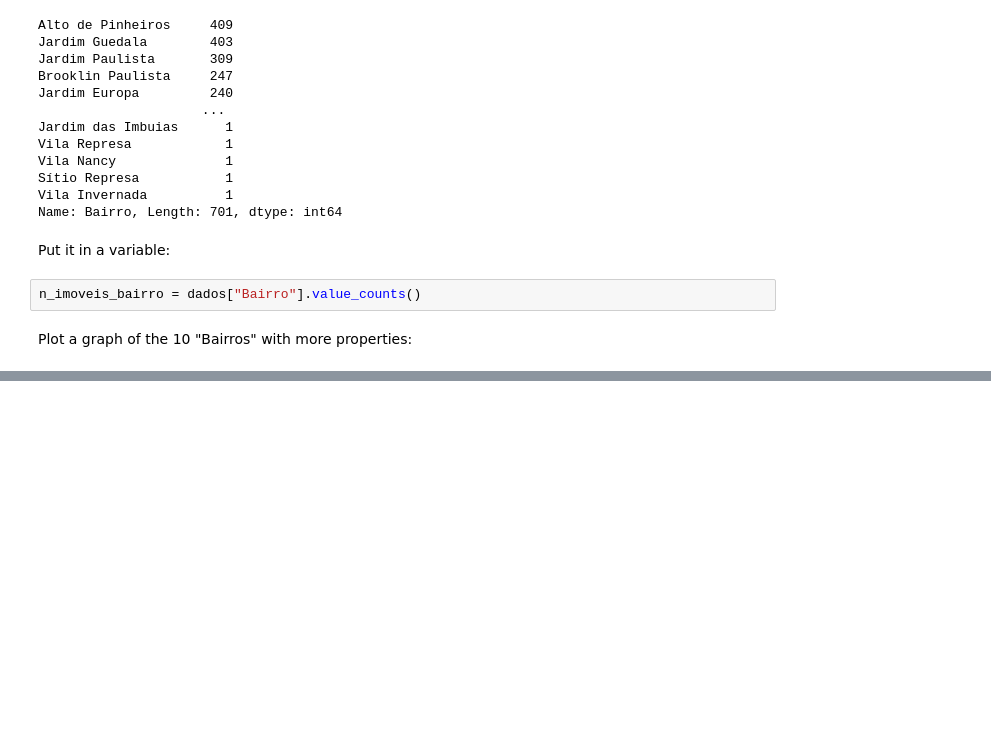
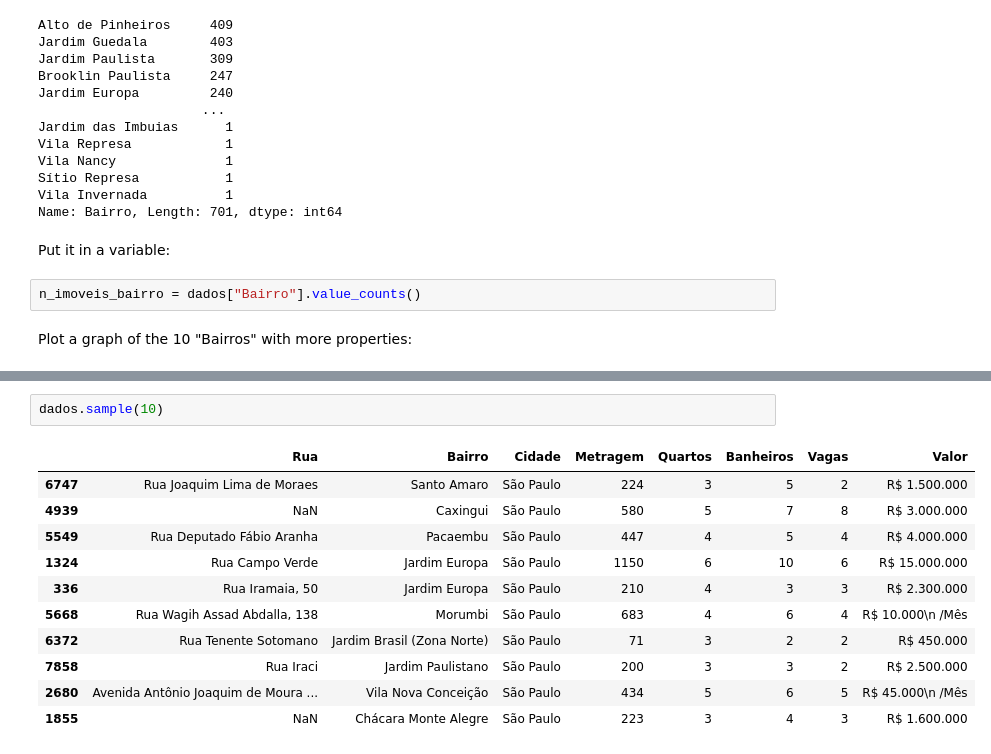
Before and after one commit to ricardobecheli/Imers-o-Dados-4-Alura-May-2022, a Jupyter notebook: data_immersion_4.ipynb, the cells around one changed output, grey strips where cells are left out. Cells and saved outputs as stored; diff of their text form; blank space fills up the shorter version.

```diff
--- a/data_immersion_4.ipynb
+++ b/data_immersion_4.ipynb
@@ -435,0 +481,14 @@ Matplotlib is building the font cache; this may take a moment.
+# %%
+dados.sample(10)
+# %% [output]
+|  | Rua | Bairro | Cidade | Metragem | Quartos | Banheiros | Vagas | Valor |
+| 6747 | Rua Joaquim Lima de Moraes | Santo Amaro | São Paulo | 224 | 3 | 5 | 2 | R$ 1.500.000 |
+| 4939 | NaN | Caxingui | São Paulo | 580 | 5 | 7 | 8 | R$ 3.000.000 |
+| 5549 | Rua Deputado Fábio Aranha | Pacaembu | São Paulo | 447 | 4 | 5 | 4 | R$ 4.000.000 |
+| 1324 | Rua Campo Verde | Jardim Europa | São Paulo | 1150 | 6 | 10 | 6 | R$ 15.000.000 |
+| 336 | Rua Iramaia, 50 | Jardim Europa | São Paulo | 210 | 4 | 3 | 3 | R$ 2.300.000 |
+| 5668 | Rua Wagih Assad Abdalla, 138 | Morumbi | São Paulo | 683 | 4 | 6 | 4 | R$ 10.000\n /Mês |
+| 6372 | Rua Tenente Sotomano | Jardim Brasil (Zona Norte) | São Paulo | 71 | 3 | 2 | 2 | R$ 450.000 |
+| 7858 | Rua Iraci | Jardim Paulistano | São Paulo | 200 | 3 | 3 | 2 | R$ 2.500.000 |
+| 2680 | Avenida Antônio Joaquim de Moura ... | Vila Nova Conceição | São Paulo | 434 | 5 | 6 | 5 | R$ 45.000\n /Mês |
+| 1855 | NaN | Chácara Monte Alegre | São Paulo | 223 | 3 | 4 | 3 | R$ 1.600.000 |
```
Also changed, not shown: parts of 15 cells of this notebook.
